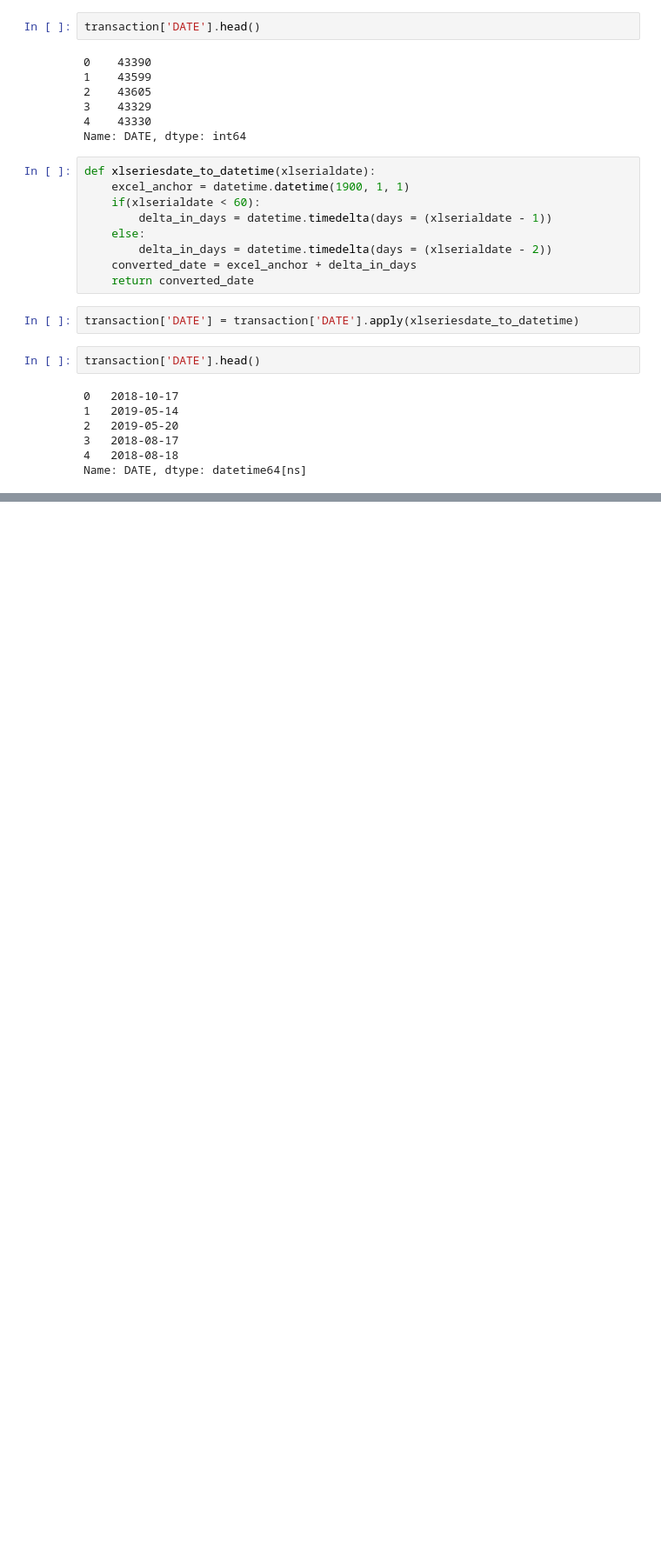
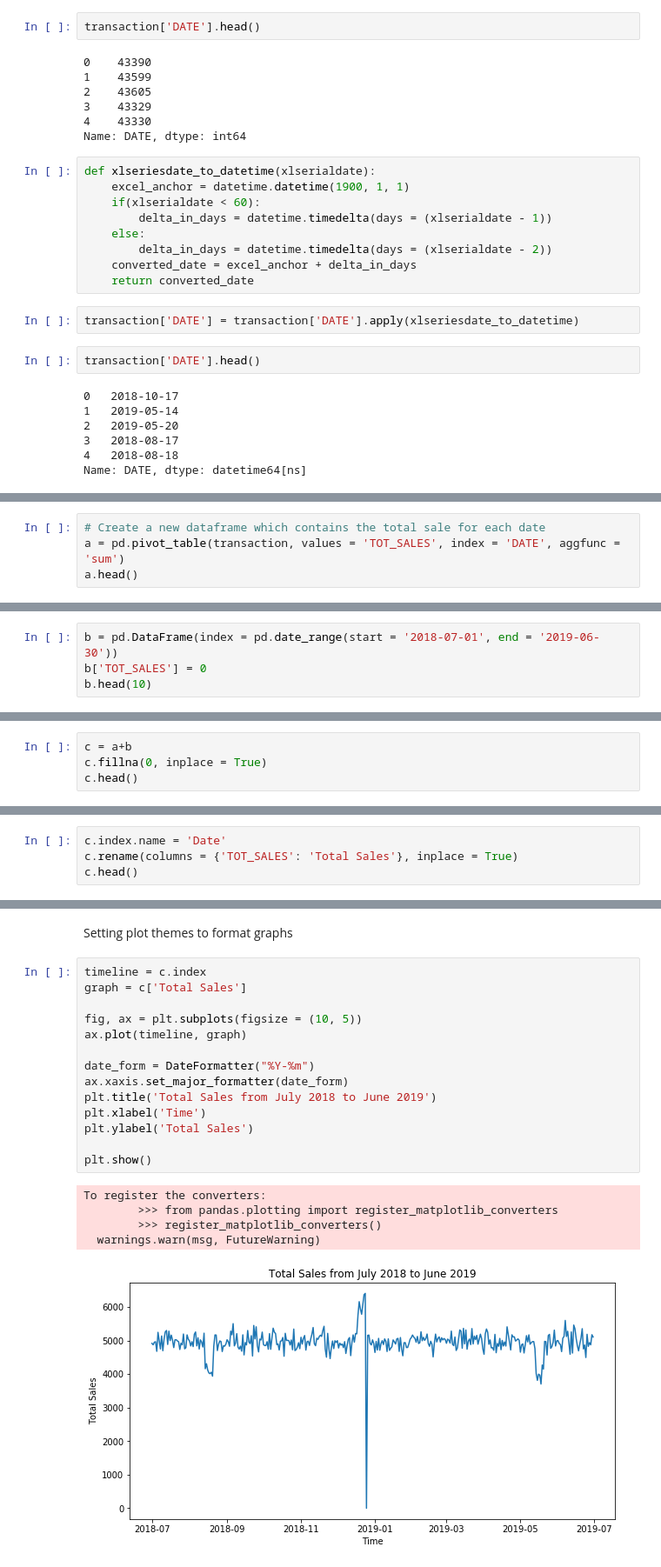
Before and after one commit to merey91/InsideSherpa_Virtual_Internship, a Jupyter notebook: InsideSherpa-Quantium.ipynb, the cells around one changed output, grey strips where cells are left out. Shown at 87% size. Cells and saved outputs as stored; diff of their text form; blank space fills up the shorter version.

Commit message:
Add files via upload
Data preparation and customer analytics

```diff
--- a/InsideSherpa-Quantium.ipynb
+++ b/InsideSherpa-Quantium.ipynb
@@ -202,0 +288,4 @@ dtype: object
+# %%
+# Create a new dataframe which contains the total sale for each date
+a = pd.pivot_table(transaction, values = 'TOT_SALES', index = 'DATE', aggfunc = 'sum')
+a.head()
@@ -202,0 +300,4 @@ dtype: object
+# %%
+b = pd.DataFrame(index = pd.date_range(start = '2018-07-01', end = '2019-06-30'))
+b['TOT_SALES'] = 0
+b.head(10)
@@ -202,0 +316,4 @@ dtype: object
+# %%
+c = a+b
+c.fillna(0, inplace = True)
+c.head()
@@ -202,0 +327,4 @@ dtype: object
+# %%
+c.index.name = 'Date'
+c.rename(columns = {'TOT_SALES': 'Total Sales'}, inplace = True)
+c.head()
@@ -202,0 +339,22 @@ dtype: object
+# %% [markdown]
+Setting plot themes to format graphs
+# %%
+timeline = c.index
+graph = c['Total Sales']
+
+fig, ax = plt.subplots(figsize = (10, 5))
+ax.plot(timeline, graph)
+
+date_form = DateFormatter("%Y-%m")
+ax.xaxis.set_major_formatter(date_form)
+plt.title('Total Sales from July 2018 to June 2019')
+plt.xlabel('Time')
+plt.ylabel('Total Sales')
+
+plt.show()
+# %% [output]
+To register the converters:
+        >>> from pandas.plotting import register_matplotlib_converters
+        >>> register_matplotlib_converters()
+  warnings.warn(msg, FutureWarning)
+[figure, added]
```
Also changed, not shown: parts of 119 cells of this notebook.
